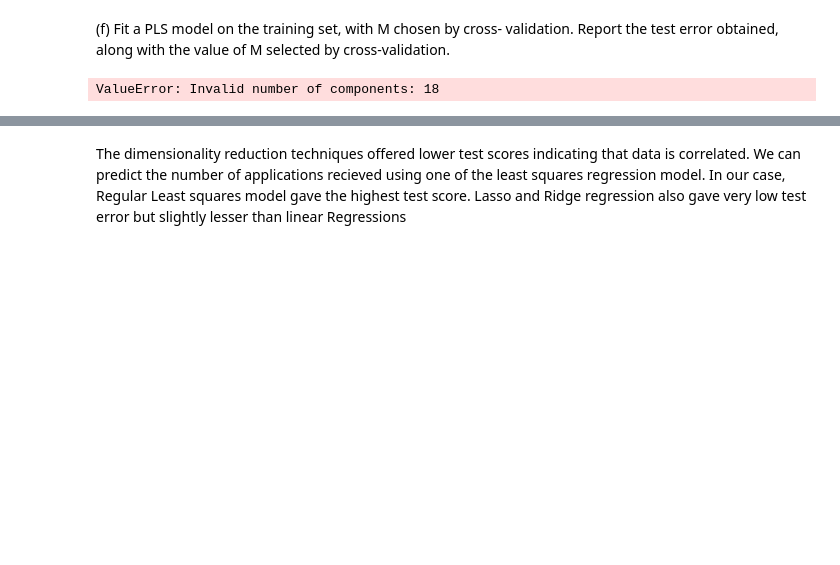
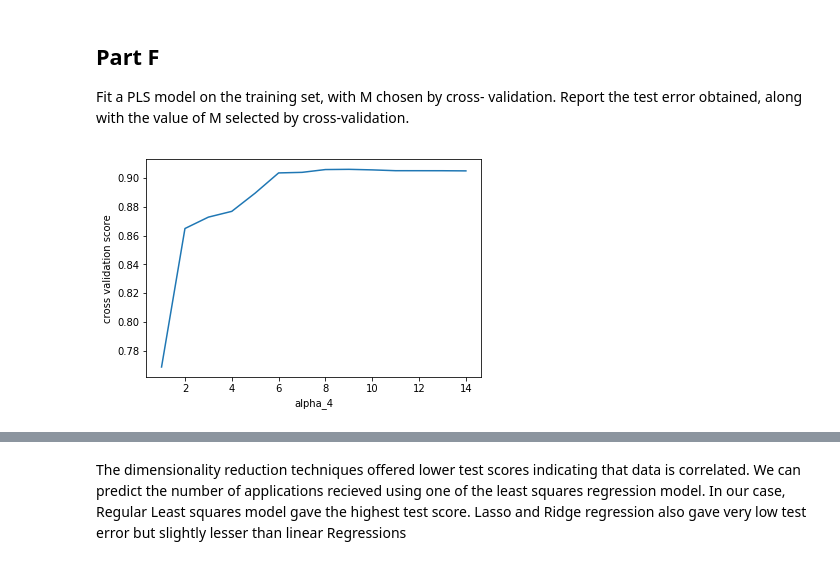
Before and after one commit to jsigee87/Data-Science-Lab-ee379k, a Jupyter notebook: lab6/src/problem2.ipynb, the cells around one changed output, grey strips where cells are left out. Saved outputs shown, nothing was run; the diff lists cells and outputs as text; code cells hidden in the pictures; blank space fills up the shorter version.

```diff
--- a/lab6/src/problem2.ipynb
+++ b/lab6/src/problem2.ipynb
@@ -176,19 +182,20 @@ Mean Squared error of the PCA regression model is 2111215.3155972096
 # %% [markdown]
-(f) Fit a PLS model on the training set, with M chosen by cross-
+## Part F
+Fit a PLS model on the training set, with M chosen by cross-
 validation. Report the test error obtained, along with the value
 of M selected by cross-validation.
 # %%
 ## The code below calculates the PLSRegression cross validation score with compo
-alphas_4 = np.arange(1,155,1)
+alphas_4 = np.arange(1,15,1)
 X_train_1, X_test_1, y_train_1, y_test_1 = train_test_split(X, y,shuffle = True, test_size = 0.2)
 scores_4 = [cross_val_score(PLSRegression(n_components = alpha), X_train_1, y_train_1, cv=5).mean()
             for alpha in alphas_4]
 plt.plot(alphas_4, scores_4, label = 'PLS')
 plt.xlabel('alpha_4')
 plt.ylabel('cross validation score')
 plt.show()
 # %% [output]
-ValueError: Invalid number of components: 18
+[figure, added]
 # %%
 # We can see that m = 2 gives us the best cross validation score with least number of directions
 # We will predict that score here
```
Also changed, not shown: parts of 20 cells of this notebook, 2 other files.
